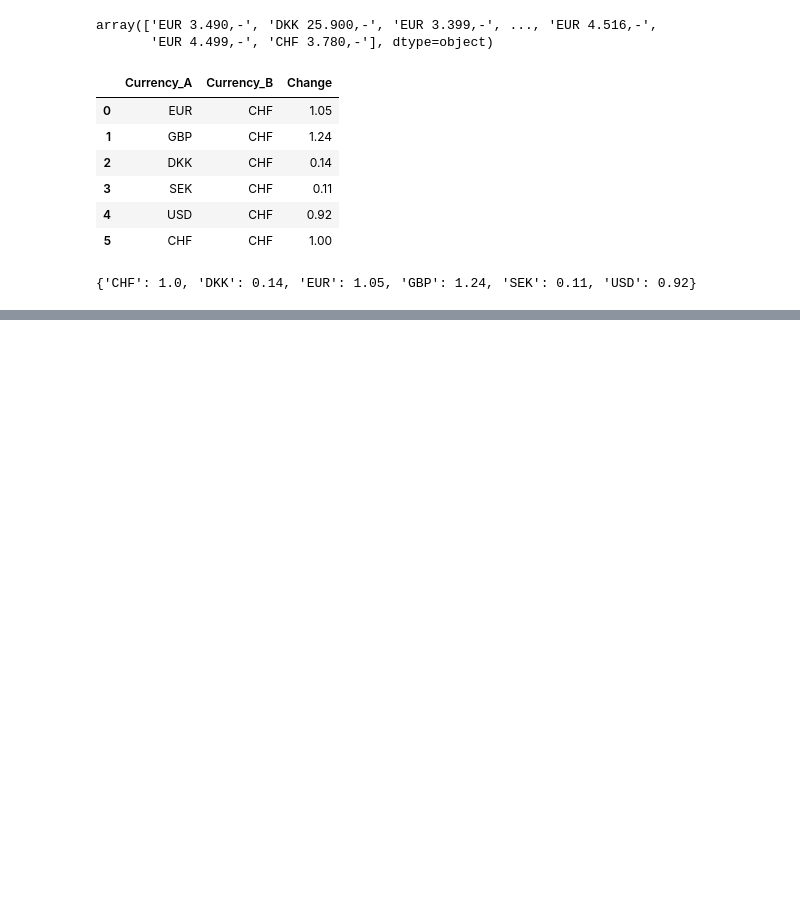
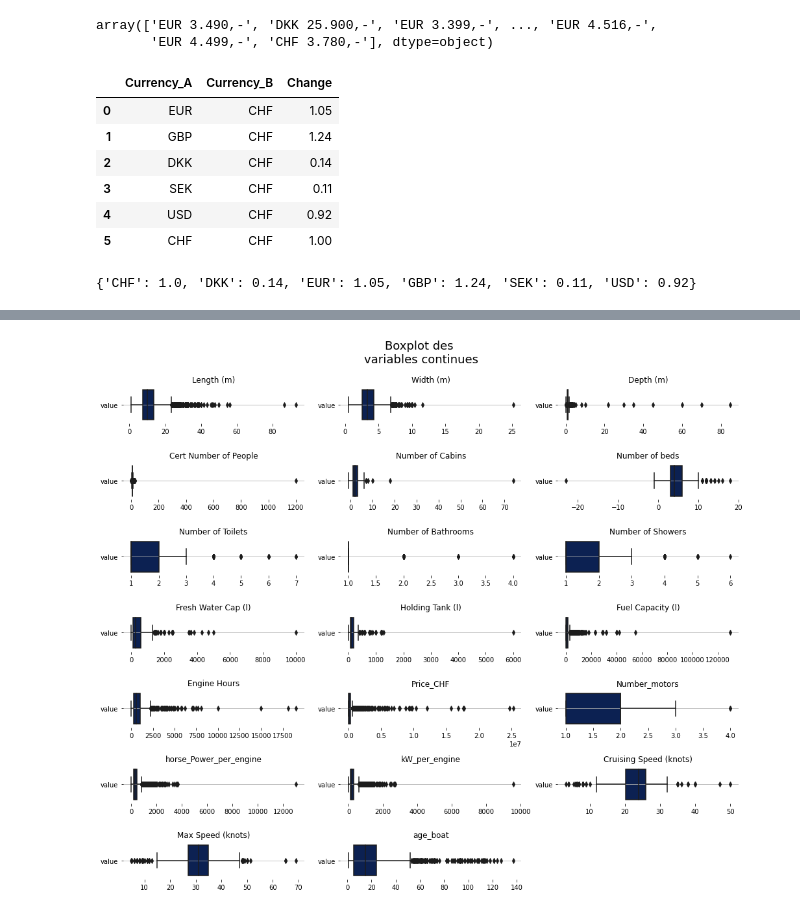
Before and after one commit to Maxime0103/OVF_academy, a Jupyter notebook: Boat_Price.ipynb, the cells around one changed output, grey strips where cells are left out. Drawn from its saved outputs; the diff is of its cells as text; code cells hidden in the pictures; blank space fills up the shorter version.

```diff
--- a/Boat_Price.ipynb
+++ b/Boat_Price.ipynb
@@ -794,0 +1216,26 @@ train_val.head(2)
+# %%
+# On affiche les boxplots
+temp=pd.melt(train[col_numericals].reset_index(), id_vars='index', value_vars=col_numericals).iloc[:,-2:]
+
+ncols = 3
+nrows = len(col_numericals) // ncols + (len(col_numericals) % ncols > 0)
+
+plt.figure(figsize=(17, 14))
+plt.subplots_adjust(hspace=1)
+plt.suptitle("Boxplot des \nvariables continues", fontsize=18, y=0.95)
+
+for n, variable in enumerate(col_numericals):
+    # add a new subplot iteratively
+    ax = plt.subplot(nrows, ncols, n + 1)
+
+    sns.boxplot(ax=ax, data=temp[temp['variable']==variable], palette=customPalette, orient='h')
+    #sns.kdeplot(ax=ax, data=temp[temp['variable']==variable], legend=None, palette=customPalette, shade=True)
+    ax.grid(b=True, which='major', axis='y')
+    ax.spines['top'].set_visible(False)
+    ax.spines['right'].set_visible(False)
+    ax.spines['bottom'].set_visible(False)
+    ax.spines['left'].set_visible(False)
+
+    ax.set_title(variable, loc= 'center', fontsize=12)
+# %% [output]
+[figure, added]
```
Also changed, not shown: parts of 75 cells of this notebook.
